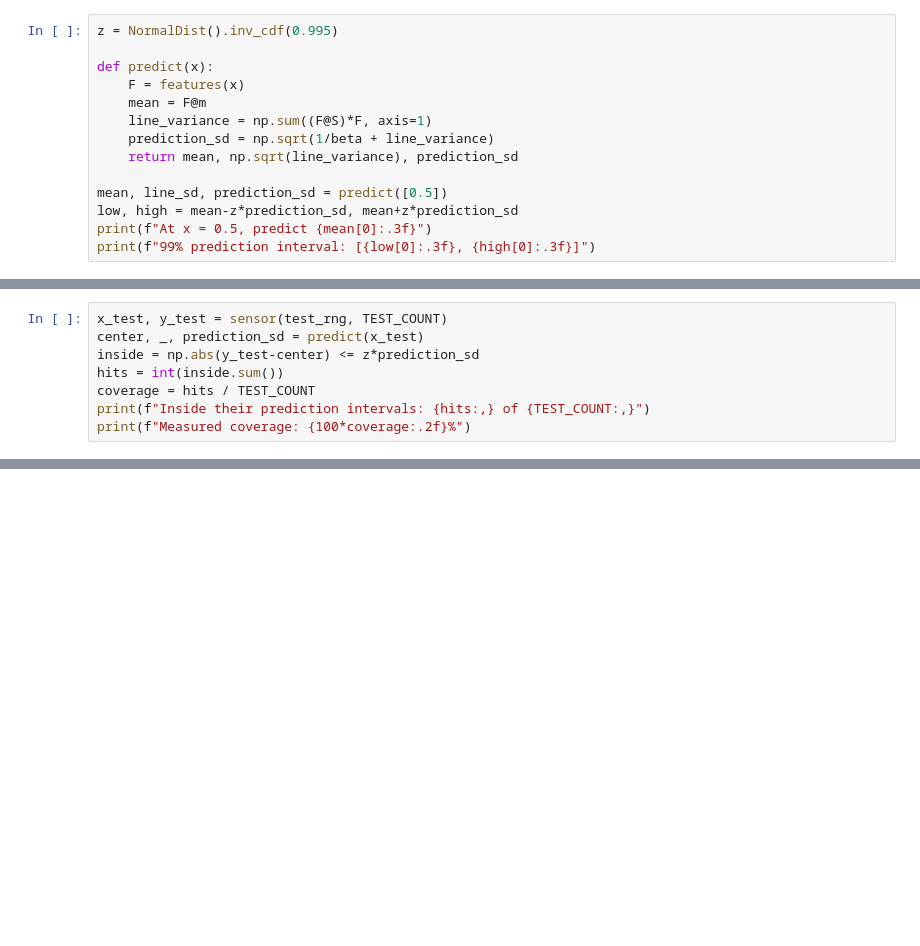
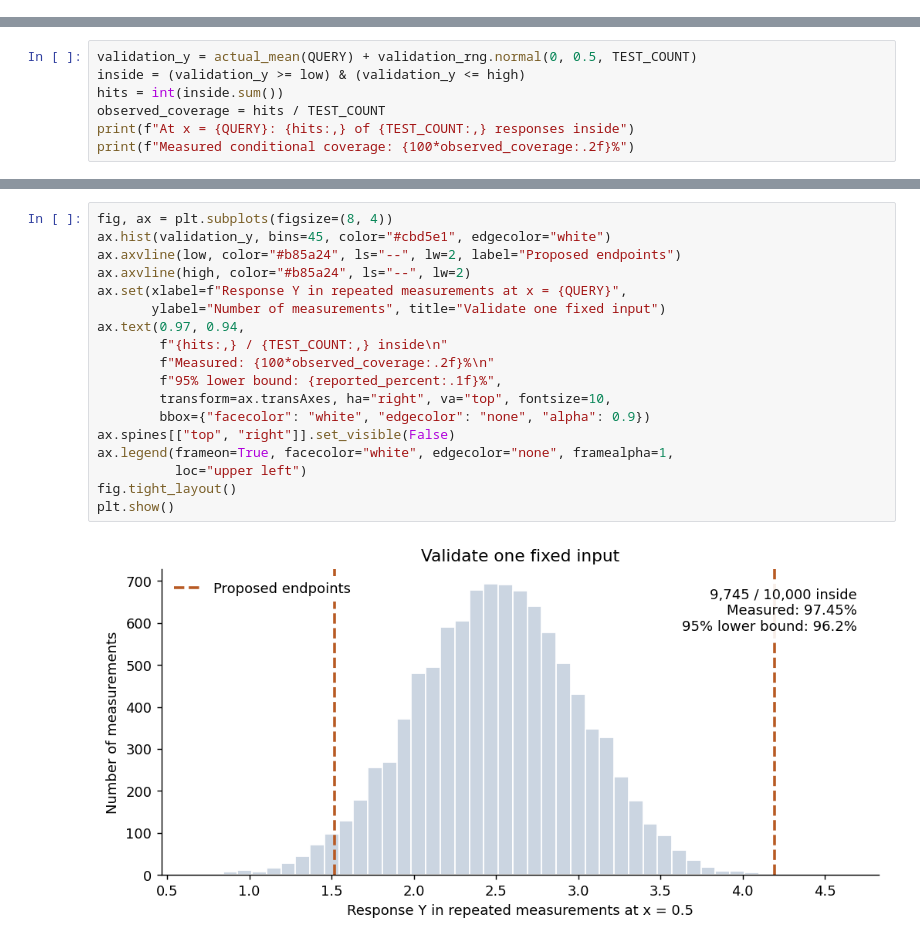
Before and after one commit to jatinbatra50/jatinbatra50, a Jupyter notebook: Provable_UQ_Tutorial.ipynb, the cells around one changed output, grey strips where cells are left out. Drawn from its saved outputs; the diff is of its cells as text; blank space fills up the shorter version.

Commit message:
Replace model bands with fixed-input coverage validation

```diff
--- a/Provable_UQ_Tutorial.ipynb
+++ b/Provable_UQ_Tutorial.ipynb
@@ -102,14 +69,0 @@ $2.576$ predictive standard deviations.
-# %%
-z = NormalDist().inv_cdf(0.995)
-
-def predict(x):
-    F = features(x)
-    mean = F@m
-    line_variance = np.sum((F@S)*F, axis=1)
-    prediction_sd = np.sqrt(1/beta + line_variance)
-    return mean, np.sqrt(line_variance), prediction_sd
-
-mean, line_sd, prediction_sd = predict([0.5])
-low, high = mean-z*prediction_sd, mean+z*prediction_sd
-print(f"At x = 0.5, predict {mean[0]:.3f}")
-print(f"99% prediction interval: [{low[0]:.3f}, {high[0]:.3f}]")
@@ -153,9 +78,8 @@ measurements from the actual process.
 # %%
-x_test, y_test = sensor(test_rng, TEST_COUNT)
-center, _, prediction_sd = predict(x_test)
-inside = np.abs(y_test-center) <= z*prediction_sd
+validation_y = actual_mean(QUERY) + validation_rng.normal(0, 0.5, TEST_COUNT)
+inside = (validation_y >= low) & (validation_y <= high)
 hits = int(inside.sum())
-coverage = hits / TEST_COUNT
-print(f"Inside their prediction intervals: {hits:,} of {TEST_COUNT:,}")
-print(f"Measured coverage: {100*coverage:.2f}%")
+observed_coverage = hits / TEST_COUNT
+print(f"At x = {QUERY}: {hits:,} of {TEST_COUNT:,} responses inside")
+print(f"Measured conditional coverage: {100*observed_coverage:.2f}%")
 # %% [output]
@@ -203,0 +133,20 @@ requires a fresh check.
+# %%
+fig, ax = plt.subplots(figsize=(8, 4))
+ax.hist(validation_y, bins=45, color="#cbd5e1", edgecolor="white")
+ax.axvline(low, color="#b85a24", ls="--", lw=2, label="Proposed endpoints")
+ax.axvline(high, color="#b85a24", ls="--", lw=2)
+ax.set(xlabel=f"Response Y in repeated measurements at x = {QUERY}",
+       ylabel="Number of measurements", title="Validate one fixed input")
+ax.text(0.97, 0.94,
+        f"{hits:,} / {TEST_COUNT:,} inside\n"
+        f"Measured: {100*observed_coverage:.2f}%\n"
+        f"95% lower bound: {reported_percent:.1f}%",
+        transform=ax.transAxes, ha="right", va="top", fontsize=10,
+        bbox={"facecolor": "white", "edgecolor": "none", "alpha": 0.9})
+ax.spines[["top", "right"]].set_visible(False)
+ax.legend(frameon=True, facecolor="white", edgecolor="none", framealpha=1,
+          loc="upper left")
+fig.tight_layout()
+plt.show()
+# %% [output]
+[figure, added]
```
Also changed, not shown: parts of 19 cells of this notebook, 12 other files.
